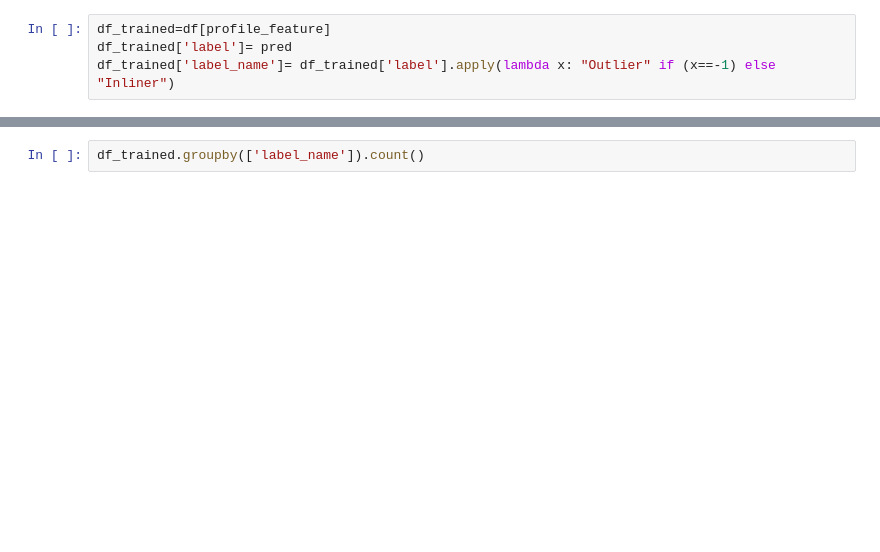
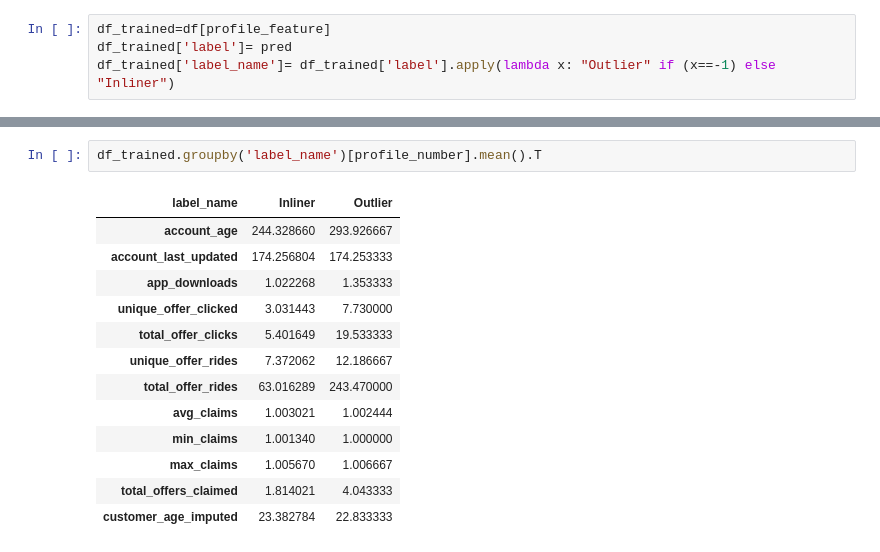
Before and after one commit to tdongnguyen/AT-Test, a Jupyter notebook: AT Test - Nov 2021.ipynb, the cells around one changed output, grey strips where cells are left out. Cells and saved outputs as stored; diff of their text form; blank space fills up the shorter version.

```diff
--- a/AT Test - Nov 2021.ipynb
+++ b/AT Test - Nov 2021.ipynb
@@ -414,2 +410,16 @@ df_trained['label_name'].value_counts()
 # %%
-df_trained.groupby(['label_name']).count()
+df_trained.groupby('label_name')[profile_number].mean().T
+# %% [output]
+| label_name | Inliner | Outlier |
+| account_age | 244.328660 | 293.926667 |
+| account_last_updated | 174.256804 | 174.253333 |
+| app_downloads | 1.022268 | 1.353333 |
+| unique_offer_clicked | 3.031443 | 7.730000 |
+| total_offer_clicks | 5.401649 | 19.533333 |
+| unique_offer_rides | 7.372062 | 12.186667 |
+| total_offer_rides | 63.016289 | 243.470000 |
+| avg_claims | 1.003021 | 1.002444 |
+| min_claims | 1.001340 | 1.000000 |
+| max_claims | 1.005670 | 1.006667 |
+| total_offers_claimed | 1.814021 | 4.043333 |
+| customer_age_imputed | 23.382784 | 22.833333 |
```
Also changed, not shown: parts of 37 cells of this notebook.
